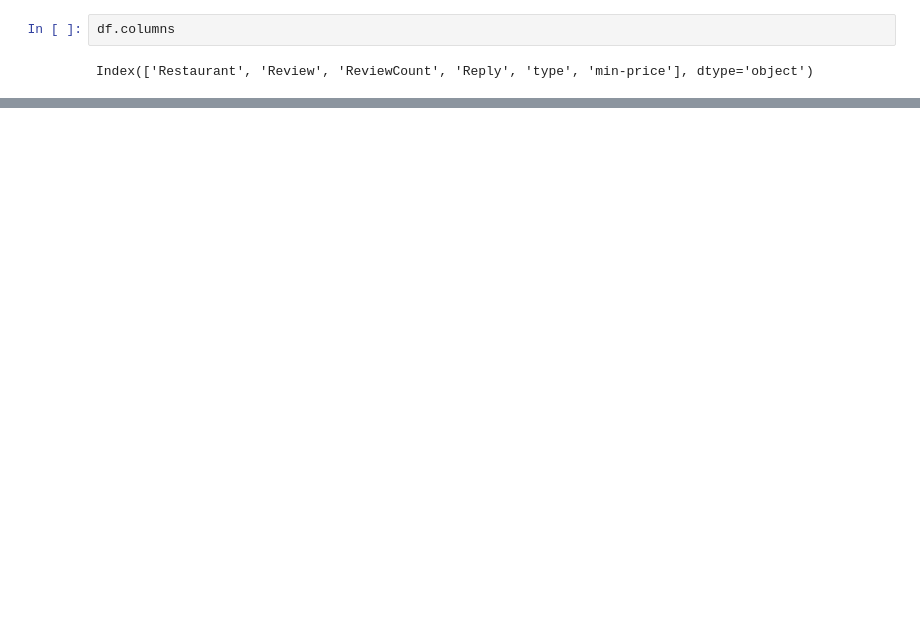
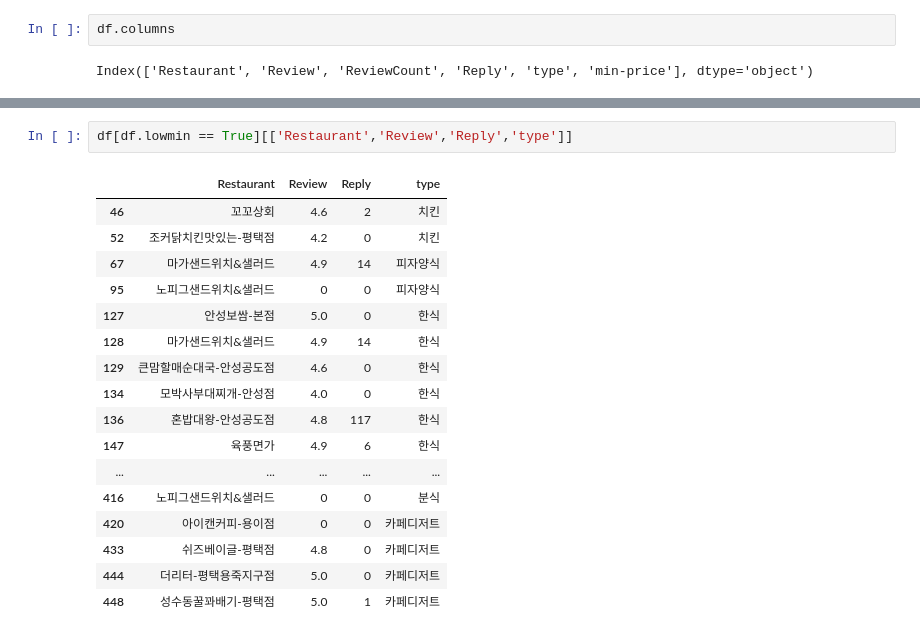
Before and after one commit to Kim-matthew-0422/datascienceproj, a Jupyter notebook: Untitled.ipynb, the cells around one changed output, grey strips where cells are left out. Cells and saved outputs as stored; diff of their text form; blank space fills up the shorter version.

```diff
--- a/Untitled.ipynb
+++ b/Untitled.ipynb
@@ -67,0 +91,20 @@ AttributeError: 'function' object has no attribute 'value_counts'
+# %%
+df[df.lowmin == True][['Restaurant','Review','Reply','type']]
+# %% [output]
+|  | Restaurant | Review | Reply | type |
+| 46 | 꼬꼬상회 | 4.6 | 2 | 치킨 |
+| 52 | 조커닭치킨맛있는-평택점 | 4.2 | 0 | 치킨 |
+| 67 | 마가샌드위치&샐러드 | 4.9 | 14 | 피자양식 |
+| 95 | 노피그샌드위치&샐러드 | 0 | 0 | 피자양식 |
+| 127 | 안성보쌈-본점 | 5.0 | 0 | 한식 |
+| 128 | 마가샌드위치&샐러드 | 4.9 | 14 | 한식 |
+| 129 | 큰맘할매순대국-안성공도점 | 4.6 | 0 | 한식 |
+| 134 | 모박사부대찌개-안성점 | 4.0 | 0 | 한식 |
+| 136 | 혼밥대왕-안성공도점 | 4.8 | 117 | 한식 |
+| 147 | 육풍면가 | 4.9 | 6 | 한식 |
+| ... | ... | ... | ... | ... |
+| 416 | 노피그샌드위치&샐러드 | 0 | 0 | 분식 |
+| 420 | 아이캔커피-용이점 | 0 | 0 | 카페디저트 |
+| 433 | 쉬즈베이글-평택점 | 4.8 | 0 | 카페디저트 |
+| 444 | 더리터-평택용죽지구점 | 5.0 | 0 | 카페디저트 |
+| 448 | 성수동꿀꽈배기-평택점 | 5.0 | 1 | 카페디저트 |
```
Also changed, not shown: parts of 14 cells of this notebook, 19 other files.
